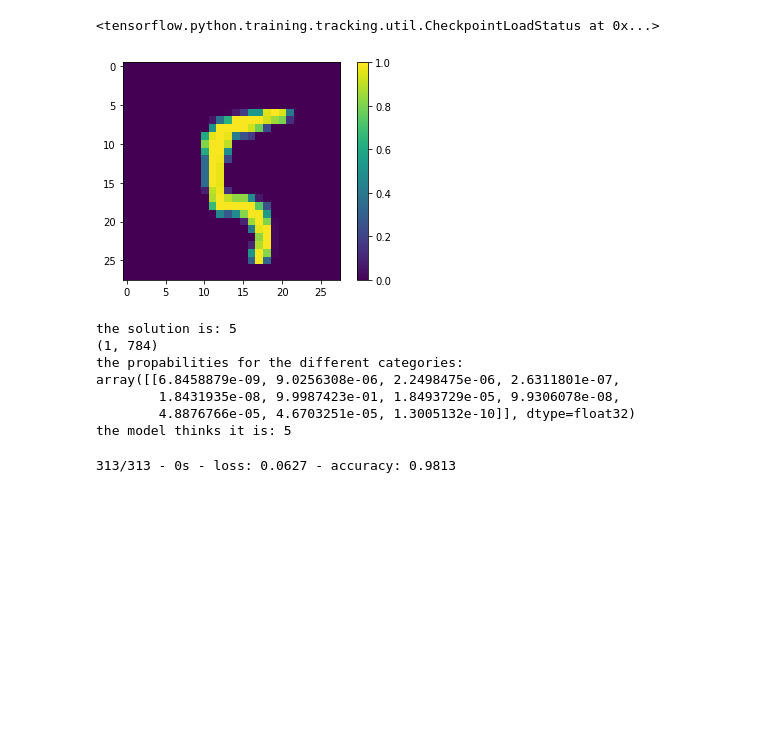
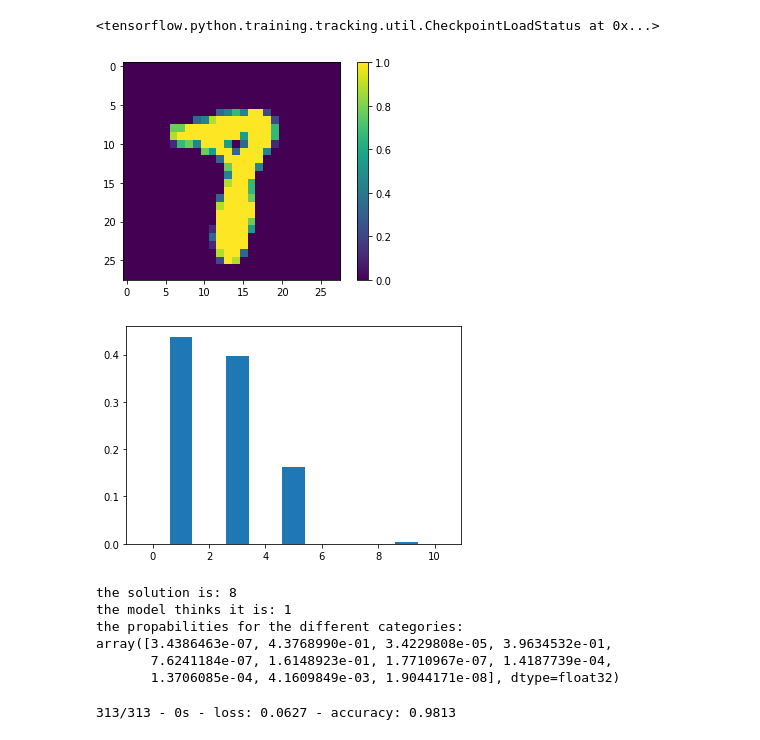
Before and after one commit to TheFibonacciEffect/DigitRecognition, a Jupyter notebook: recognizeDigits.ipynb, the cells around one changed output. Saved outputs shown, nothing was run; the diff lists cells and outputs as text; code cells hidden in the pictures; blank space fills up the shorter version.

```diff
--- a/recognizeDigits.ipynb
+++ b/recognizeDigits.ipynb
@@ -71,40 +71,49 @@ model.load_weights(r"training_1/cp.ckpt")
 # %% [output]
 <tensorflow.python.training.tracking.util.CheckpointLoadStatus at 0x...>
 # %%
+probability_model = tf.keras.Sequential([
+                                        #  tf.keras.layers.Reshape((-1,28*28), input_shape= ),
+                                         model,
+                                         tf.keras.layers.Softmax()]) #this is just our model with a layer behind it that turns the output into propabilities
+#print(train_images[datapoint].reshape(-1, 28*28).shape)
+
+#get the propability for the given data point
+propability = probability_model.predict(train_images[datapoint].reshape(-1, 28*28))
+
+
+
 #show the datapoint and the label
-datapoint = 100
+datapoint = 5896
+
+#plot
 
 plt.figure()
 plt.imshow(train_images[datapoint].reshape(28, 28))
 plt.colorbar()
 plt.grid(False)
 plt.show()
 
+plt.bar(range(len(propability.flatten())), propability.flatten())
+plt.show()
+
+
 print( f"the solution is: {train_labels[datapoint]}")
 
+print(f"the model thinks it is: {np.argmax(propability)}")
 
-probability_model = tf.keras.Sequential([
-                                        #  tf.keras.layers.Reshape((-1,28*28), input_shape= ),
-                                         model,
-                                         tf.keras.layers.Softmax()]) #this is just our model with a layer behind it that turns the output into propabilities
-print(train_images[datapoint].reshape(-1, 28*28).shape)
+print(f"the propabilities for the different categories:")
 
-#get the propability for the given data point
-propability = probability_model.predict(train_images[datapoint].reshape(-1, 28*28))
-print(f"the propabilities for the different categories:")
 from pprint import pprint #pretty print
-pprint(propability)
-
-print(f"the model thinks it is: {np.argmax(propability)}")
+pprint(propability.flatten())
 # %% [output]
-[figure, old version]
+[figure, new version]
+[figure, added]
-the solution is: 5
-(1, 784)
+the solution is: 8
+the model thinks it is: 1
 the propabilities for the different categories:
-array([[6.8458879e-09, 9.0256308e-06, 2.2498475e-06, 2.6311801e-07,
-        1.8431935e-08, 9.9987423e-01, 1.8493729e-05, 9.9306078e-08,
-        4.8876766e-05, 4.6703251e-05, 1.3005132e-10]], dtype=float32)
-the model thinks it is: 5
+array([3.4386463e-07, 4.3768990e-01, 3.4229808e-05, 3.9634532e-01,
+       7.6241184e-07, 1.6148923e-01, 1.7710967e-07, 1.4187739e-04,
+       1.3706085e-04, 4.1609849e-03, 1.9044171e-08], dtype=float32)
 # %%
 #testing the model
 loss, acc = model.evaluate(test_images, test_labels, verbose=2)
```
Also changed, not shown: parts of 1 cell of this notebook, 7 other files.
